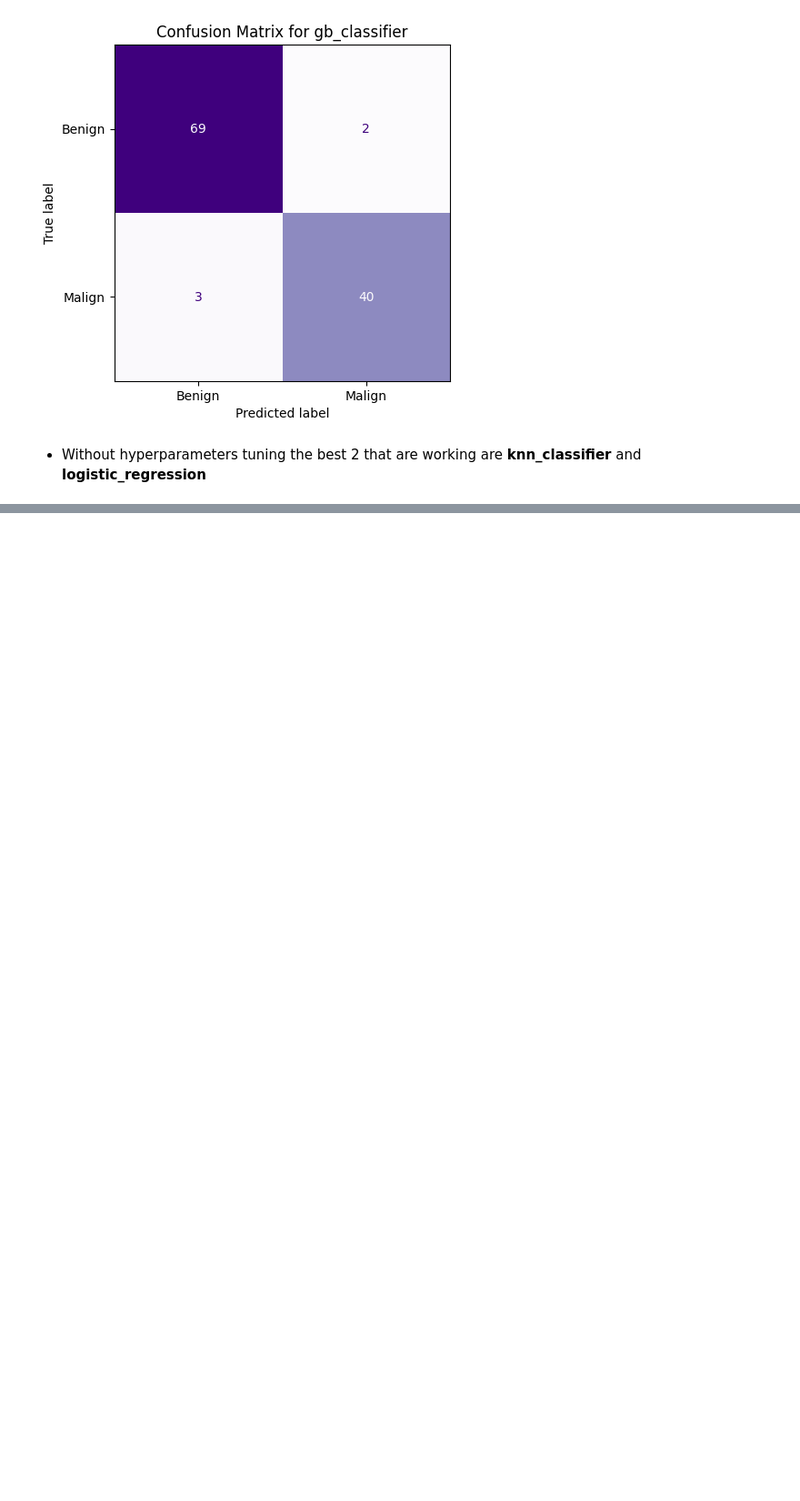
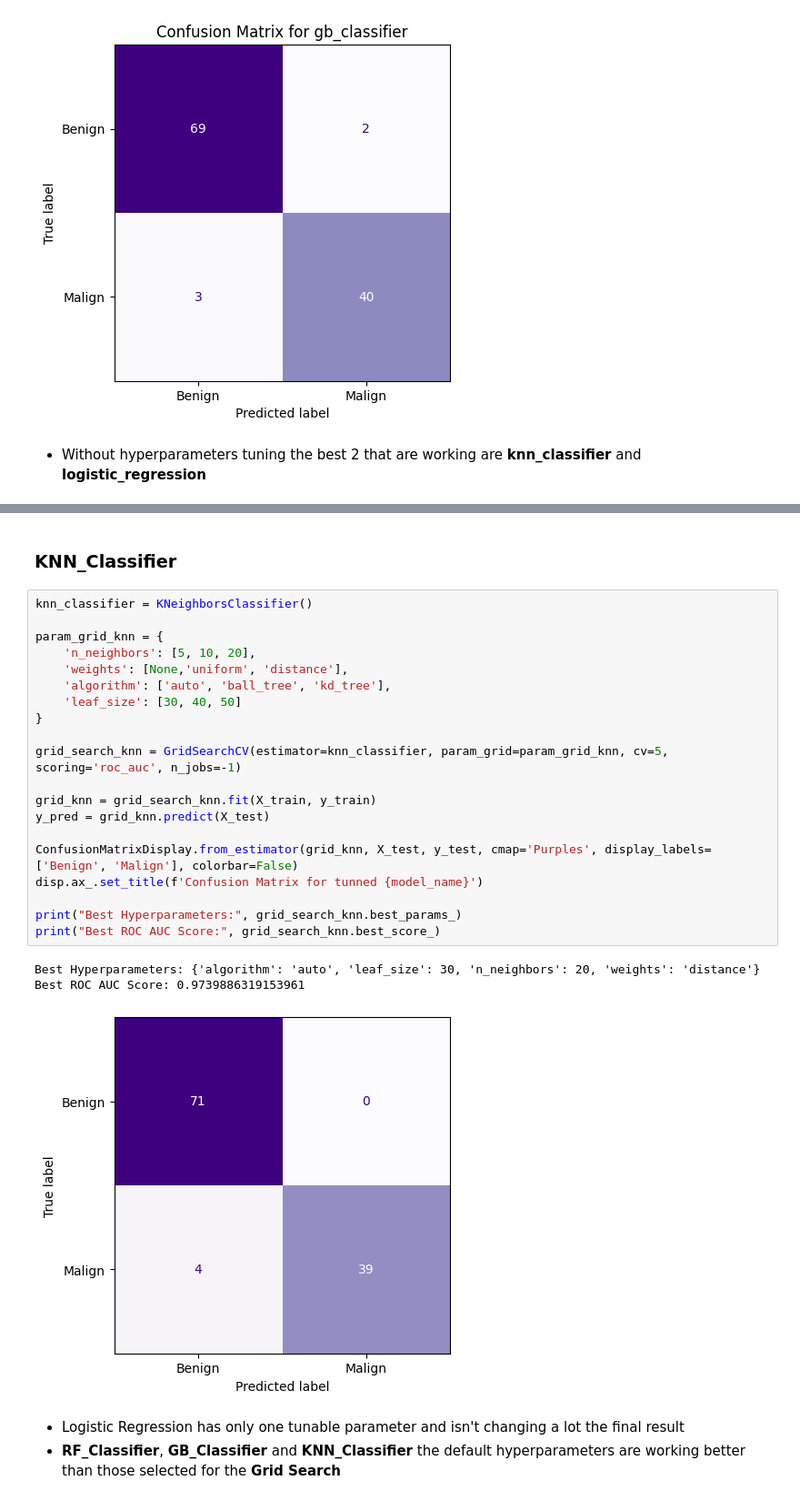
Before and after one commit to danielcamacho9712/Brest_cancer_binary, a Jupyter notebook: Brest_cancer_classification.ipynb, the cells around one changed output, grey strips where cells are left out. Shown: that part at 91% size. Cells and saved outputs as stored; diff of their text form; blank space fills up the shorter version.

```diff
--- a/Brest_cancer_classification.ipynb
+++ b/Brest_cancer_classification.ipynb
@@ -177,0 +274,29 @@ Training gb_classifier now
+# %% [markdown]
+### KNN_Classifier
+# %%
+knn_classifier = KNeighborsClassifier()
+
+param_grid_knn = {
+    'n_neighbors': [5, 10, 20],
+    'weights': [None,'uniform', 'distance'],
+    'algorithm': ['auto', 'ball_tree', 'kd_tree'],
+    'leaf_size': [30, 40, 50]
+}
+
+grid_search_knn = GridSearchCV(estimator=knn_classifier, param_grid=param_grid_knn, cv=5, scoring='roc_auc', n_jobs=-1)
+
+grid_knn = grid_search_knn.fit(X_train, y_train)
+y_pred = grid_knn.predict(X_test)
+
+ConfusionMatrixDisplay.from_estimator(grid_knn, X_test, y_test, cmap='Purples', display_labels=['Benign', 'Malign'], colorbar=False)
+disp.ax_.set_title(f'Confusion Matrix for tunned {model_name}')
+
+print("Best Hyperparameters:", grid_search_knn.best_params_)
+print("Best ROC AUC Score:", grid_search_knn.best_score_)
+# %% [output]
+Best Hyperparameters: {'algorithm': 'auto', 'leaf_size': 30, 'n_neighbors': 20, 'weights': 'distance'}
+Best ROC AUC Score: 0.9739886319153961
+[figure, added]
+# %% [markdown]
+- Logistic Regression has only one tunable parameter and isn't changing a lot the final result
+- **RF_Classifier**, **GB_Classifier** and **KNN_Classifier** the default hyperparameters are working better than those selected for the **Grid Search**
```
Also changed, not shown: parts of 11 cells of this notebook.
